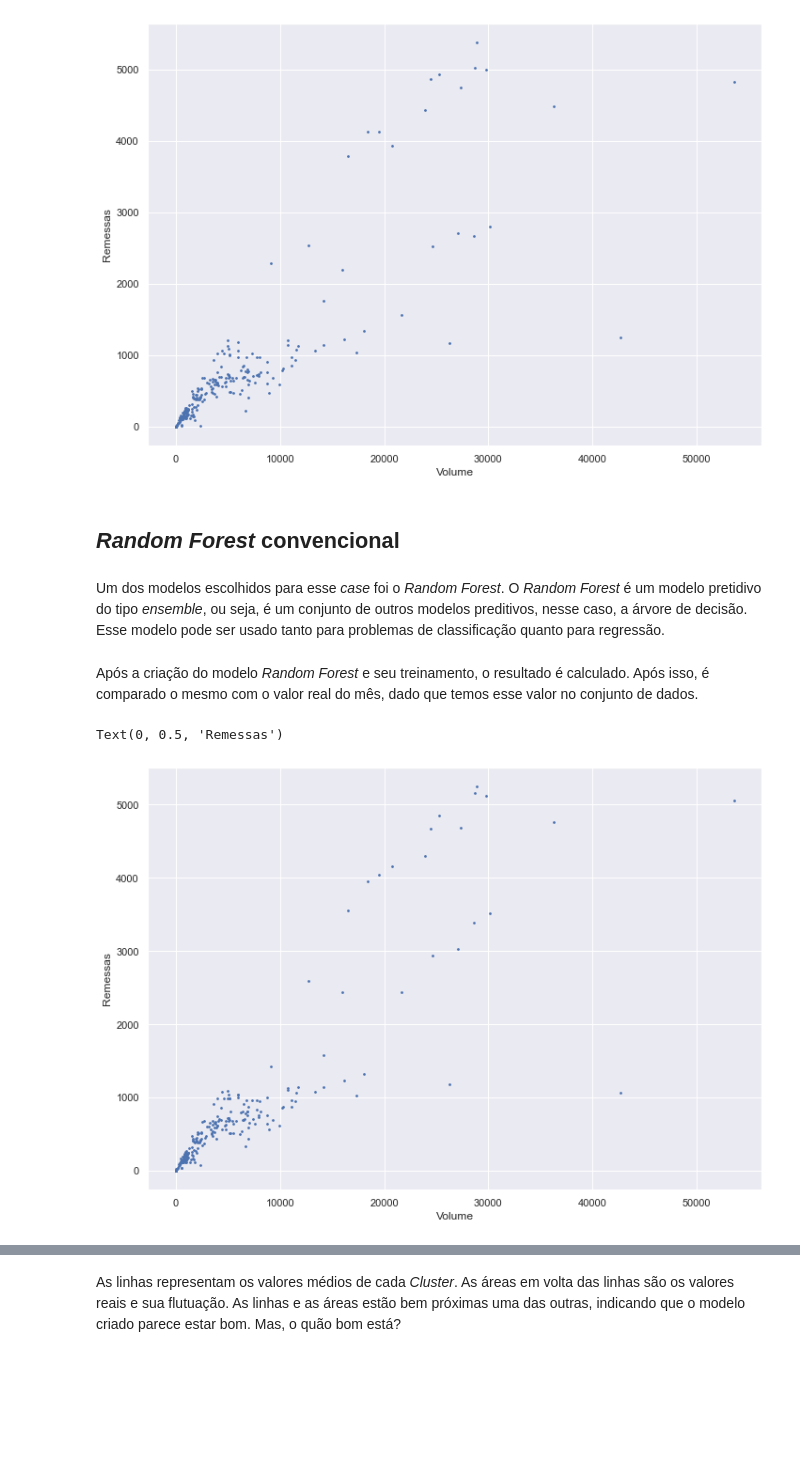
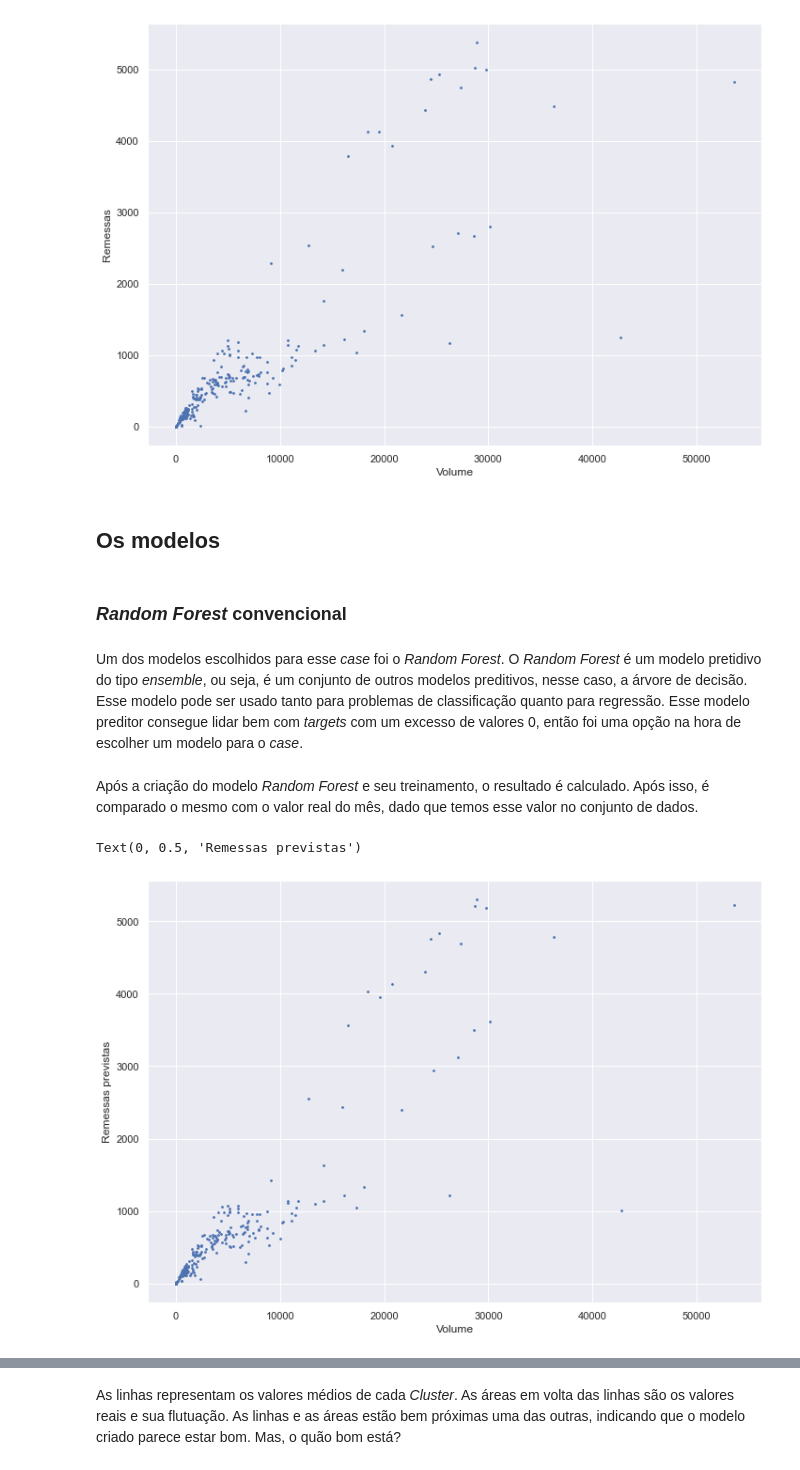
Before and after one commit to G-Moraes/case-plannera, a Jupyter notebook: main.ipynb, the cells around one changed output, grey strips where cells are left out. Cells and saved outputs as stored; diff of their text form; code cells hidden in the pictures; blank space fills up the shorter version.

```diff
--- a/main.ipynb
+++ b/main.ipynb
@@ -80,10 +97,12 @@ plt.ylabel("Remessas")
 # %% [output]
 Text(0, 0.5, 'Remessas')
 [figure]
+# %% [markdown]
+## Os modelos
 # %% [markdown]
-## *Random Forest* convencional
+### *Random Forest* convencional
 # %% [markdown]
-Um dos modelos escolhidos para esse *case* foi o *Random Forest*. O *Random Forest* é um modelo pretidivo do tipo *ensemble*, ou seja, é um conjunto de outros modelos preditivos, nesse caso, a árvore de decisão. Esse modelo pode ser usado tanto para problemas de classificação quanto para regressão.
+Um dos modelos escolhidos para esse *case* foi o *Random Forest*. O *Random Forest* é um modelo pretidivo do tipo *ensemble*, ou seja, é um conjunto de outros modelos preditivos, nesse caso, a árvore de decisão. Esse modelo pode ser usado tanto para problemas de classificação quanto para regressão. Esse modelo preditor consegue lidar bem com *targets* com um excesso de valores 0, então foi uma opção na hora de escolher um modelo para o *case*.
 # %%
 resultadoRF = gerarResultadoRandomForest(X_treino, X_teste, y_treino)
 # %% [markdown]
@@ -91,11 +110,11 @@ Após a criação do modelo *Random Forest* e seu treinamento, o resultado é ca
 # %%
 plt.clf()
 
 plt.scatter(X_teste['Volume'], resultadoRF, s = 3)
 
 plt.xlabel("Volume")
-plt.ylabel("Remessas")
+plt.ylabel("Remessas previstas")
 # %% [output]
-Text(0, 0.5, 'Remessas')
+Text(0, 0.5, 'Remessas previstas')
-[figure, old version]
+[figure, new version]
 # %%
```
Also changed, not shown: parts of 101 cells of this notebook, 7 other files.
